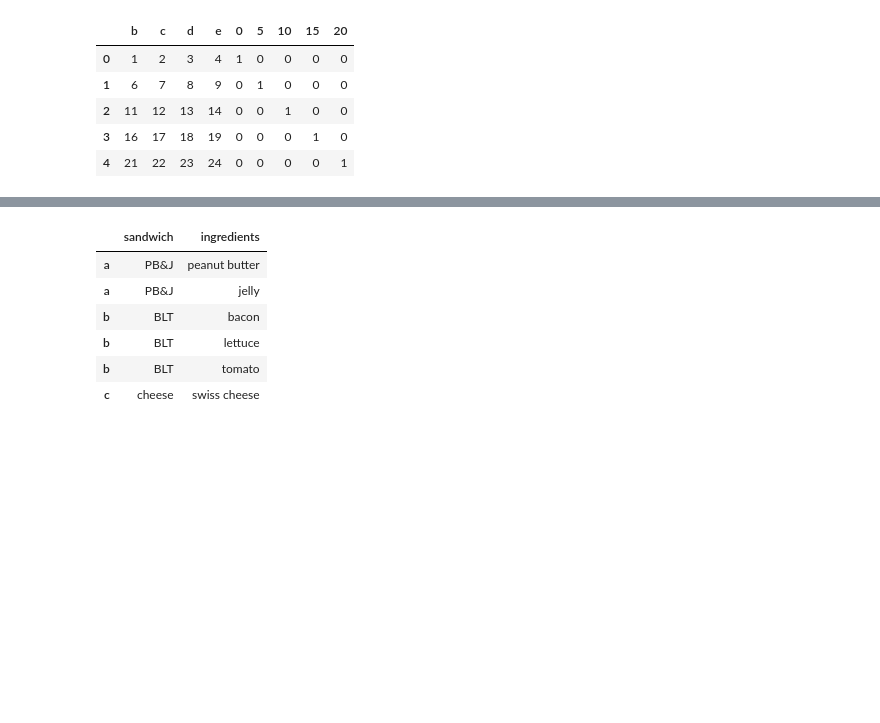
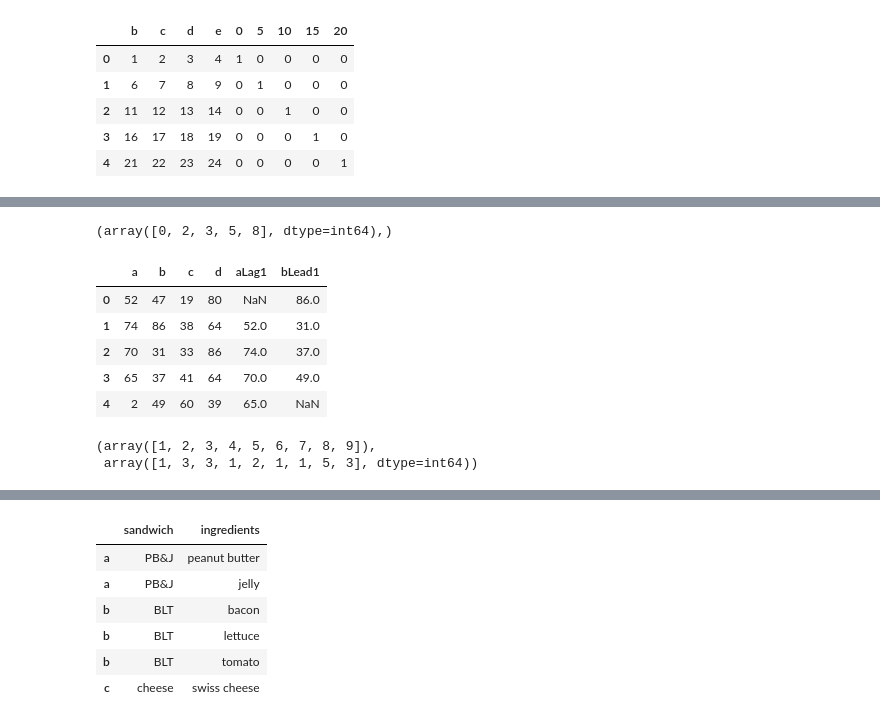
Before and after one commit to YLTsai0609/pandas_101, a Jupyter notebook: notebook.ipynb, the cells around one changed output, grey strips where cells are left out. Saved outputs shown, nothing was run; the diff lists cells and outputs as text; code cells hidden in the pictures; blank space fills up the shorter version.

```diff
--- a/notebook.ipynb
+++ b/notebook.ipynb
@@ -1463,0 +1508,39 @@ pd.merge(df1, df2, left_on = ['fruit','weight'],
+# %%
+# 72. How to get the positions where values of two columns match?
+# Difficulty Level: L2
+df = pd.DataFrame({'fruit1': np.random.choice(['apple', 'orange', 'banana'], 10),
+                    'fruit2': np.random.choice(['apple', 'orange', 'banana'], 10)})
+
+
+np.where(df.fruit1 == df.fruit2)
+
+# Hint
+# 條件篩選 - np.where
+# %% [output]
+(array([0, 2, 3, 5, 8], dtype=int64),)
+# %%
+# 73. How to create lags and leads of a column in a dataframe?
+
+df = pd.DataFrame(np.random.randint(1, 100, 20).reshape(-1, 4), columns = list('abcd'))
+
+df = df.assign(aLag1 = df.a.shift(1),
+               bLead1 = df.b.shift(-1))
+df
+# %% [output]
+|  | a | b | c | d | aLag1 | bLead1 |
+| 0 | 52 | 47 | 19 | 80 | NaN | 86.0 |
+| 1 | 74 | 86 | 38 | 64 | 52.0 | 31.0 |
+| 2 | 70 | 31 | 33 | 86 | 74.0 | 37.0 |
+| 3 | 65 | 37 | 41 | 64 | 70.0 | 49.0 |
+| 4 | 2 | 49 | 60 | 39 | 65.0 | NaN |
+# %%
+# 74. How to get the frequency of unique values in the entire dataframe?
+# Difficulty Level: L2
+
+# Get the frequency of unique values in the entire dataframe df.
+df = pd.DataFrame(np.random.randint(1, 10, 20).reshape(-1, 4), columns = list('abcd'))
+
+np.unique(df.values.reshape(1,-1), return_counts=True)
+# %% [output]
+(array([1, 2, 3, 4, 5, 6, 7, 8, 9]),
+ array([1, 3, 3, 1, 2, 1, 1, 5, 3], dtype=int64))
```
Also changed, not shown: parts of 31 cells of this notebook, 1 other file.
